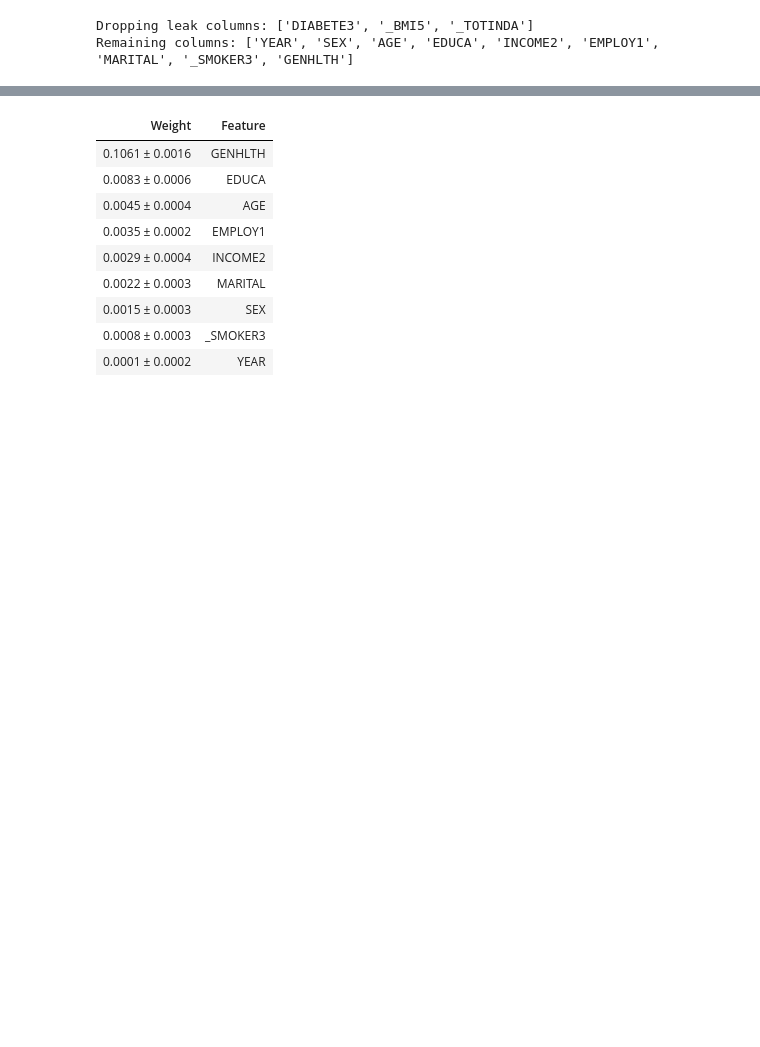
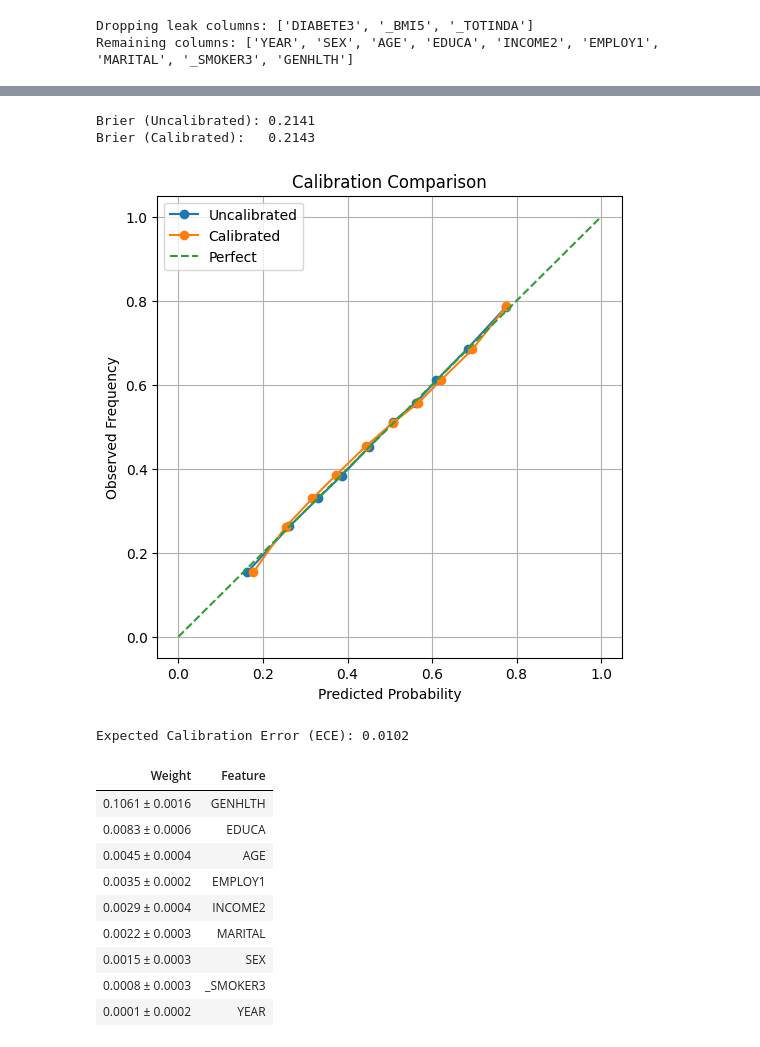
Before and after one commit to Ani511/Wellbeing-AI, a Jupyter notebook: Modelling_Healthscore.ipynb, the cells around one changed output, grey strips where cells are left out. Cells and saved outputs as stored; diff of their text form; code cells hidden in the pictures; blank space fills up the shorter version.

```diff
--- a/Modelling_Healthscore.ipynb
+++ b/Modelling_Healthscore.ipynb
@@ -108,3 +246,54 @@ AUC Score: 0.716024315832697
+# %%
+# Uncalibrated model for comparison
+xgb_uncal = Pipeline([
+    ('preprocessor', preprocessor),
+    ('classifier', xgb)
+])
+
+xgb_uncal.fit(X_train, y_train)
+y_prob_uncal = xgb_uncal.predict_proba(X_test)[:, 1]
+
+brier_uncal = brier_score_loss(y_test, y_prob_uncal)
+brier_cal = brier_score_loss(y_test, y_prob)
+
+print(f"Brier (Uncalibrated): {brier_uncal:.4f}")
+print(f"Brier (Calibrated):   {brier_cal:.4f}")
+
+pt_u, pp_u = calibration_curve(y_test, y_prob_uncal, n_bins=10, strategy="quantile")
+pt_c, pp_c = calibration_curve(y_test, y_prob, n_bins=10, strategy="quantile")
+
+plt.figure(figsize=(6,6))
+plt.plot(pp_u, pt_u, marker='o', label='Uncalibrated')
+plt.plot(pp_c, pt_c, marker='o', label='Calibrated')
+plt.plot([0,1],[0,1],'--', label='Perfect')
+plt.xlabel("Predicted Probability")
+plt.ylabel("Observed Frequency")
+plt.title("Calibration Comparison")
+plt.legend()
+plt.grid(True)
+plt.show()
+# %% [output]
+Brier (Uncalibrated): 0.2141
+Brier (Calibrated):   0.2143
+[figure, added]
+# %%
+def expected_calibration_error(y_true, y_prob, n_bins=10):
+    bins = np.linspace(0, 1, n_bins + 1)
+    bin_ids = np.digitize(y_prob, bins) - 1
+
+    ece = 0.0
+    for i in range(n_bins):
+        mask = bin_ids == i
+        if np.any(mask):
+            avg_prob = y_prob[mask].mean()
+            avg_true = y_true[mask].mean()
+            ece += np.abs(avg_prob - avg_true) * mask.mean()
+    return ece
+
+ece = expected_calibration_error(y_test.values, y_prob)
+print(f"Expected Calibration Error (ECE): {ece:.4f}")
+# %% [output]
+Expected Calibration Error (ECE): 0.0102
 # %%
 # ---------------------- # 4. Create Health Risk Score (0-100)
 X_test_copy = X_test.copy()
```
Also changed, not shown: parts of 16 cells of this notebook.
